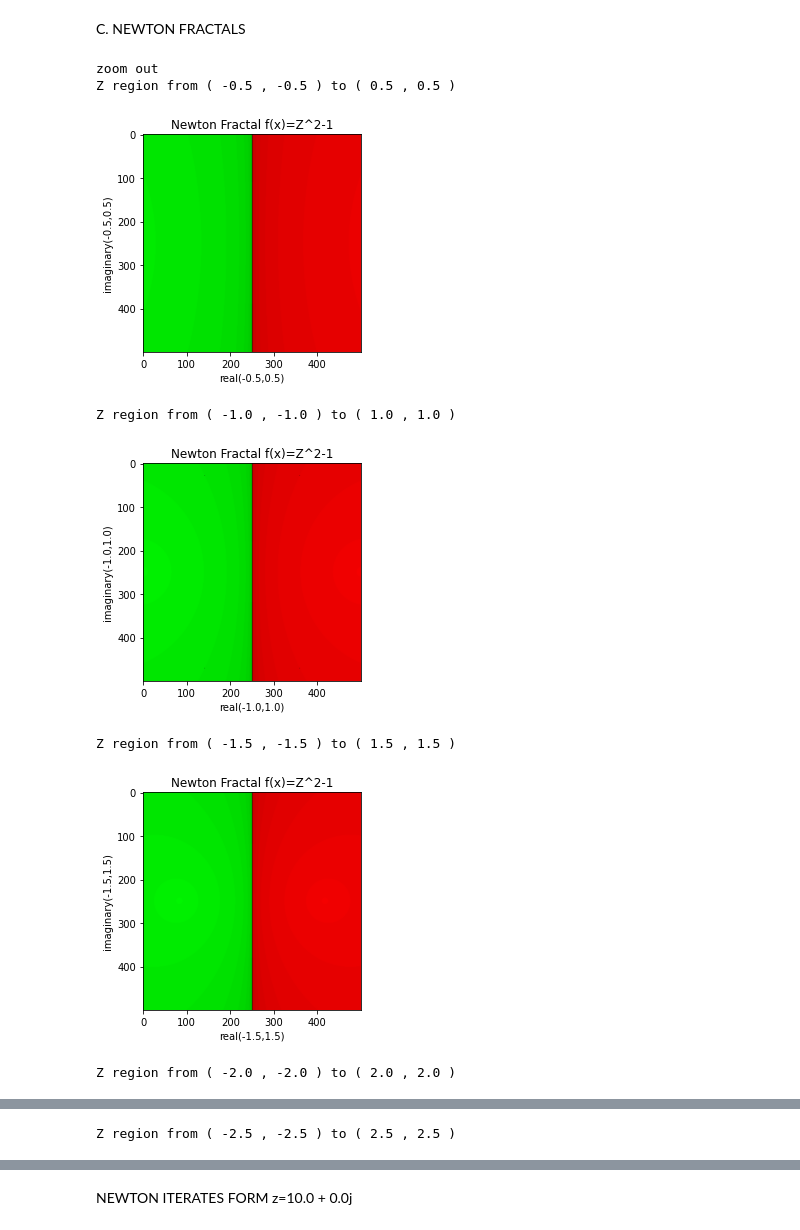
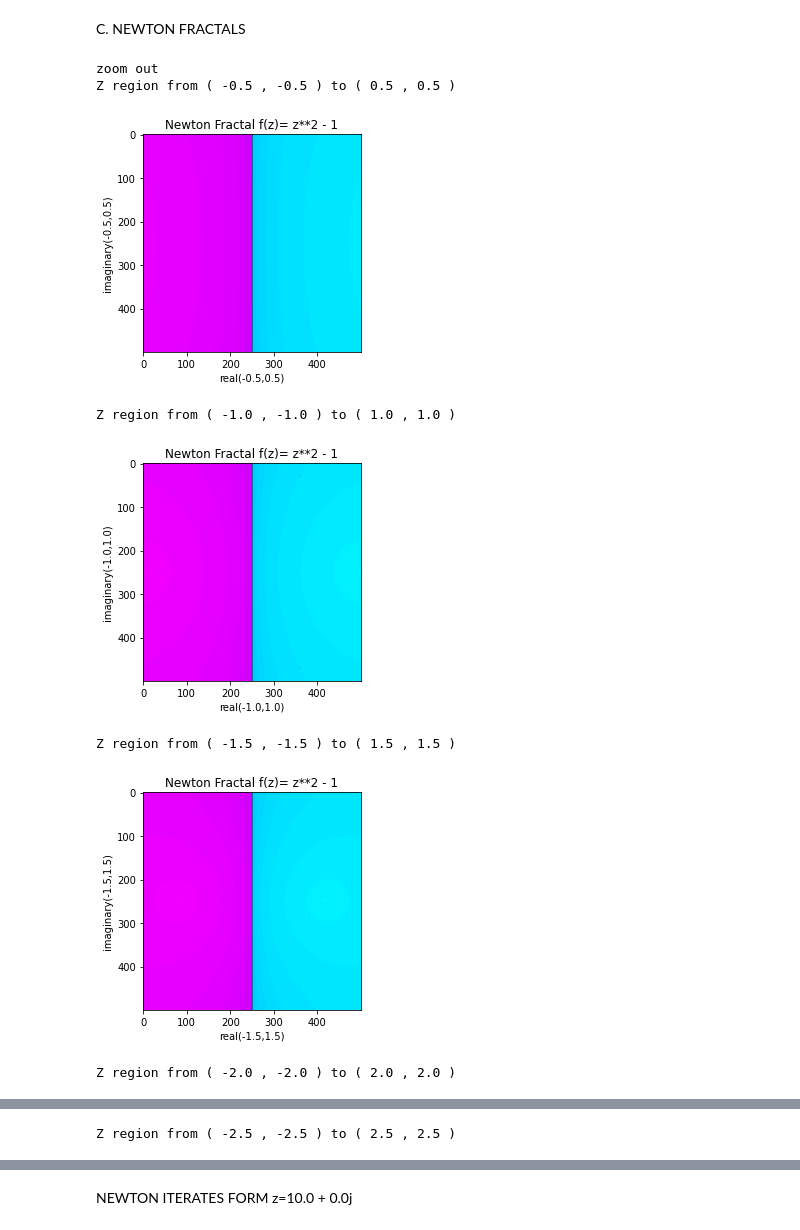
Before and after one commit to mvalbuenag/AlgorithmsUN2020II, a Jupyter notebook: QuadraticEquation.ipynb, the cells around one changed output, grey strips where cells are left out. Saved outputs shown, nothing was run; the diff lists cells and outputs as text; code cells hidden in the pictures.

```diff
--- a/QuadraticEquation.ipynb
+++ b/QuadraticEquation.ipynb
@@ -473,8 +469,8 @@ z=-0.0 - 10.0j
 r=[]
 i=[]
 for k in range(200):
-  dz = df(z)
-  z = z - f(z) / dz # Newton iteration
+  dz = df2(z)
+  z = z - f2(z) / dz # Newton iteration
   r.append(np.real(z))
   i.append(np.imag(z))
 plt.title('Newton iterates form z=0.0 - 10.0j')
@@ -494,8 +490,8 @@ z=-0.0 + 0.0j
 r=[]
 i=[]
 for k in range(200):
-  dz = df(z)
-  z = z - f(z) / dz # Newton iteration
+  dz = df2(z)
+  z = z - f2(z) / dz # Newton iteration
   r.append(np.real(z))
   i.append(np.imag(z))
 plt.plot(r)
@@ -509,10 +505,10 @@ ZeroDivisionError: ignored
 # %% [markdown]
 ### 3. (x ^ 2 - 1)
 # %%
-def f(z):
+def f3(z):
     return (z ** 2) -1
 
-def df(z):
+def df3(z):
     return 2 * z
 # %% [markdown]
 A. PLOT
@@ -598,7 +594,7 @@ def newton_set3(z_c_r=0, z_c_i=0, zh = 5, zw=5, width=500, height=500, zoom=1,
 
                 for i in range(niter):
                     # complex numerical derivative
-                    dz = df(z)
+                    dz = df3(z)
                     if dz == 0:
                         break
 
@@ -606,7 +602,7 @@ def newton_set3(z_c_r=0, z_c_i=0, zh = 5, zw=5, width=500, height=500, zoom=1,
                     if count > 255:
                         break
 
-                    znext = z - f(z) / dz # Newton iteration
+                    znext = z - f3(z) / dz # Newton iteration
 
                     if abs(znext - z) < eps: # stop when close enough to any root
                         break
@@ -615,38 +611,38 @@ def newton_set3(z_c_r=0, z_c_i=0, zh = 5, zw=5, width=500, height=500, zoom=1,
 
                 # Pixels colored using the roots
                 if abs(z-r1)<eps:
-                    # color red
-                    pixels[height-y-1,x] = (255 - count*multcol, 0, 0)
+                    # color aqua
+                    pixels[height-y-1,x] = (0, 255 - count*multcol, 255)
                 elif abs(z-r2)<=eps:
-                    # color green
-                    pixels[height-y-1,x] = (0, 255 - count*multcol, 0)
+                    # color fuchsia
+                    pixels[height-y-1,x] = (255 - count*multcol, 0, 255)
                 else:
-                   pixels[height-y-1,x] = (0, 0, 0)
+                    pixels[height-y-1,x] = (0, 0, 0)
 
     return pixels
 
-def display3(z_c_r=0, z_c_i=0, zh = 1, zw=1, width=500, height=500, zoom=1,  niter=256):
+def display1(z_c_r=0, z_c_i=0, zh = 1, zw=1, width=500, height=500, zoom=1,  niter=256):
     """ Display a newton-raphson fractal """
     print("Z region from (",z_c_r+ (((0-(width/2))/width)*zw*zoom),",",z_c_i+(((0-(height/2))/height)*zh*zoom) ,") to (",z_c_r+ (((width-(width/2))/width)*zw*zoom),",",z_c_i+(((height-(height/2))/height)*zh*zoom),")")
     pimg = newton_set3(z_c_r=z_c_r, z_c_i=z_c_i, zh = zh, zw=zw, width=width, height=width, zoom=zoom,  niter=niter)
-    plt.title('Newton Fractal f(x)=Z^2-1')
+    plt.title('Newton Fractal f(z)= z**2 - 1')
     plt.xlabel("real"+"("+ str(z_c_r+ (((0-(width/2))/width)*zw*zoom))+","+str(z_c_r+ (((width-(width/2))/width)*zw*zoom))+")")
     plt.ylabel("imaginary"+"("+str(z_c_i+(((0-(height/2))/height)*zh*zoom))+","+str(z_c_i+(((height-(height/2))/height)*zh*zoom)) +")")
     plt.imshow(pimg)
     plt.show()
 # %%
 print("zoom out")
-display3(zoom=1)
-display3(zoom=2)
-display3(zoom=3)
-display3(zoom=4)
-display3(zoom=5)
+display1(zoom=1)
+display1(zoom=2)
+display1(zoom=3)
+display1(zoom=4)
+display1(zoom=5)
 # %% [output]
 zoom out
 Z region from ( -0.5 , -0.5 ) to ( 0.5 , 0.5 )
-[figure, old version]
+[figure, new version]
 Z region from ( -1.0 , -1.0 ) to ( 1.0 , 1.0 )
-[figure, old version]
+[figure, new version]
 Z region from ( -1.5 , -1.5 ) to ( 1.5 , 1.5 )
-[figure, old version]
+[figure, new version]
 Z region from ( -2.0 , -2.0 ) to ( 2.0 , 2.0 )
```
Also changed, not shown: parts of 31 cells of this notebook.
